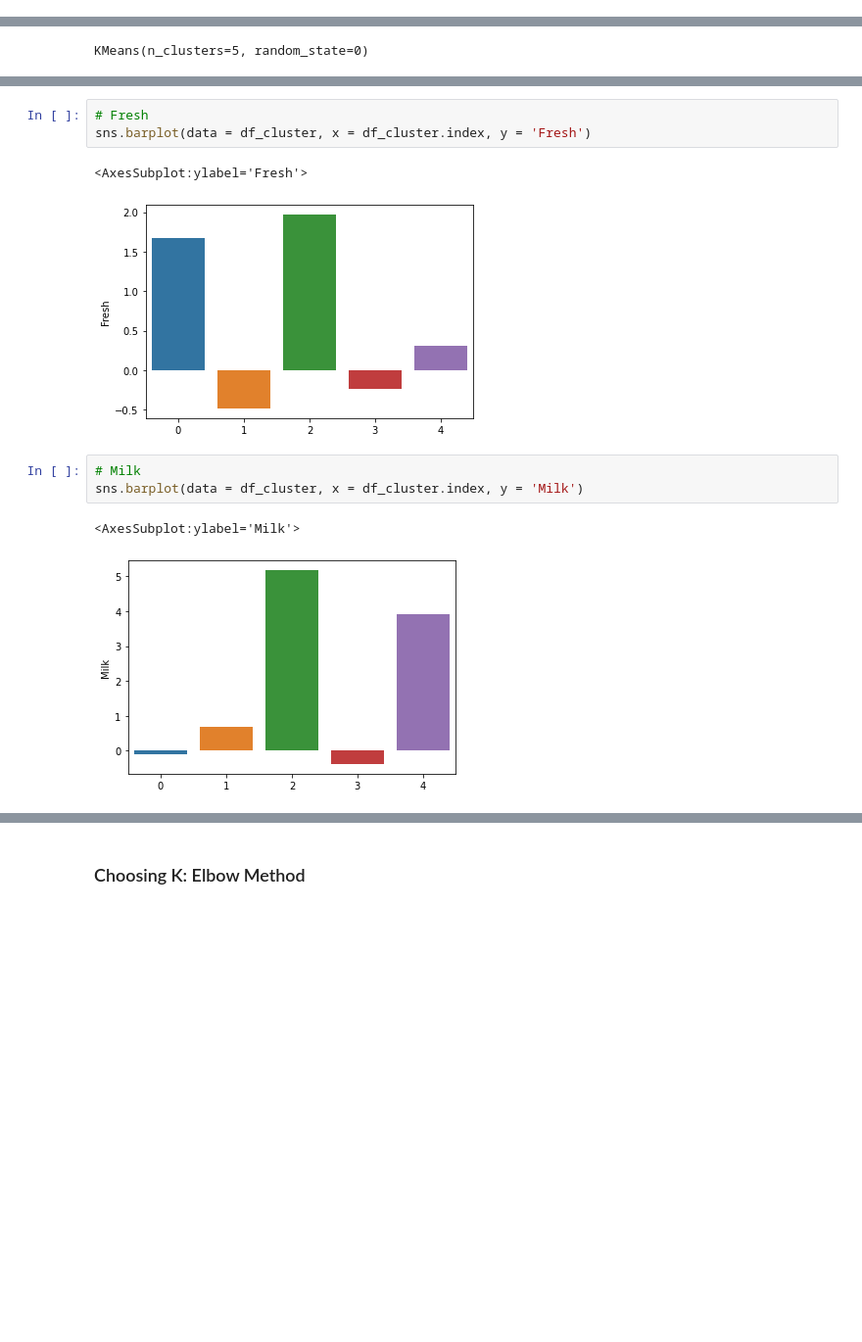
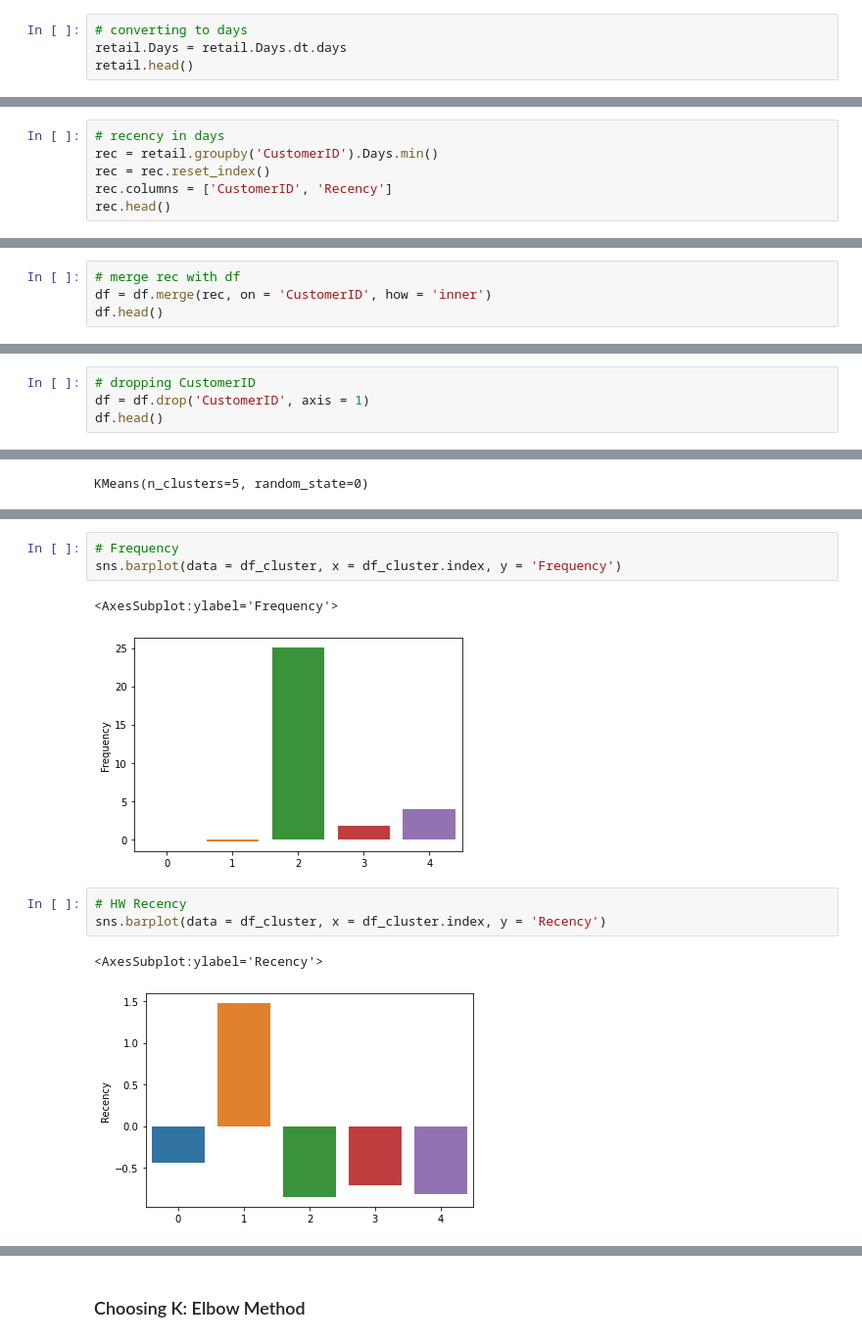
Before and after one commit to intelspeedstep/IDS748, a Jupyter notebook: Retail Data Cluster Analysis.ipynb, the cells around one changed output, grey strips where cells are left out. Shown at 98% size. Saved outputs shown, nothing was run; the diff lists cells and outputs as text; blank space fills up the shorter version.

```diff
--- a/Retail Data Cluster Analysis.ipynb
+++ b/Retail Data Cluster Analysis.ipynb
@@ -118,0 +189,4 @@ dtype: int64
+# %%
+# converting to days
+retail.Days = retail.Days.dt.days
+retail.head()
@@ -118,0 +200,6 @@ dtype: int64
+# %%
+# recency in days
+rec = retail.groupby('CustomerID').Days.min()
+rec = rec.reset_index()
+rec.columns = ['CustomerID', 'Recency']
+rec.head()
@@ -118,0 +213,4 @@ dtype: int64
+# %%
+# merge rec with df
+df = df.merge(rec, on = 'CustomerID', how = 'inner')
+df.head()
@@ -118,0 +239,4 @@ dtype: int64
+# %%
+# dropping CustomerID
+df = df.drop('CustomerID', axis = 1)
+df.head()
@@ -155,12 +286,12 @@ df_cluster
 # %%
-# Fresh
-sns.barplot(data = df_cluster, x = df_cluster.index, y = 'Fresh')
+# Frequency
+sns.barplot(data = df_cluster, x = df_cluster.index, y = 'Frequency')
 # %% [output]
-<AxesSubplot:ylabel='Fresh'>
+<AxesSubplot:ylabel='Frequency'>
-[figure, old version]
+[figure, new version]
 # %%
-# Milk
-sns.barplot(data = df_cluster, x = df_cluster.index, y = 'Milk')
+# HW Recency
+sns.barplot(data = df_cluster, x = df_cluster.index, y = 'Recency')
 # %% [output]
-<AxesSubplot:ylabel='Milk'>
+<AxesSubplot:ylabel='Recency'>
-[figure, old version]
+[figure, new version]
```
Also changed, not shown: parts of 24 cells of this notebook.
